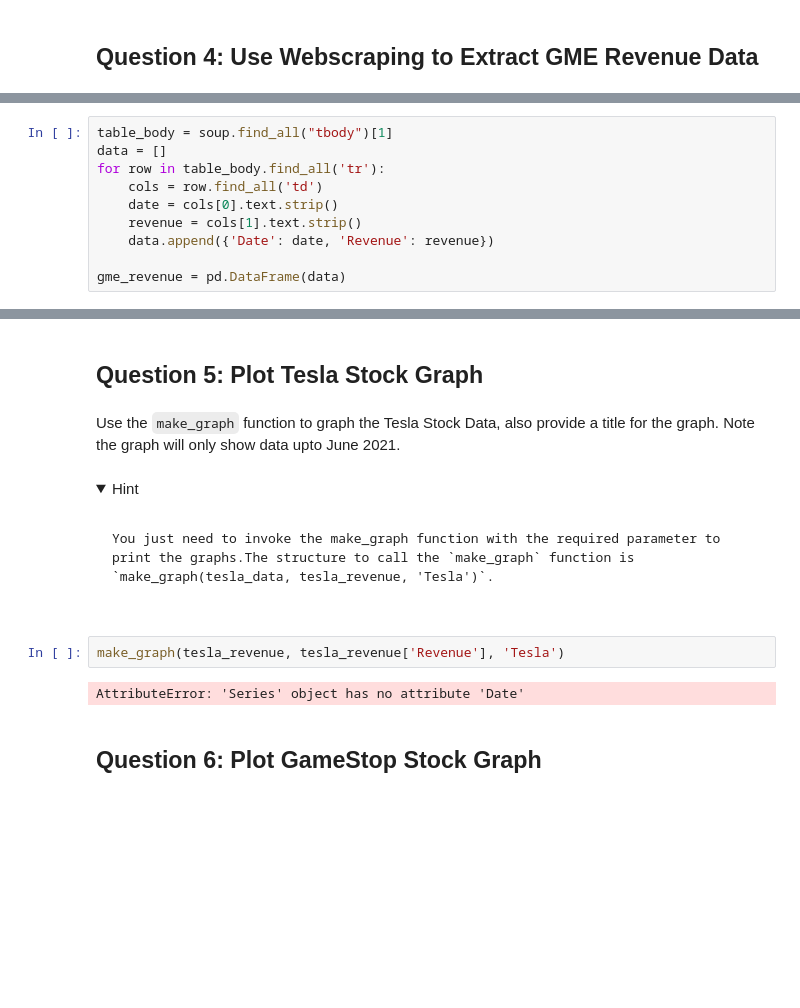
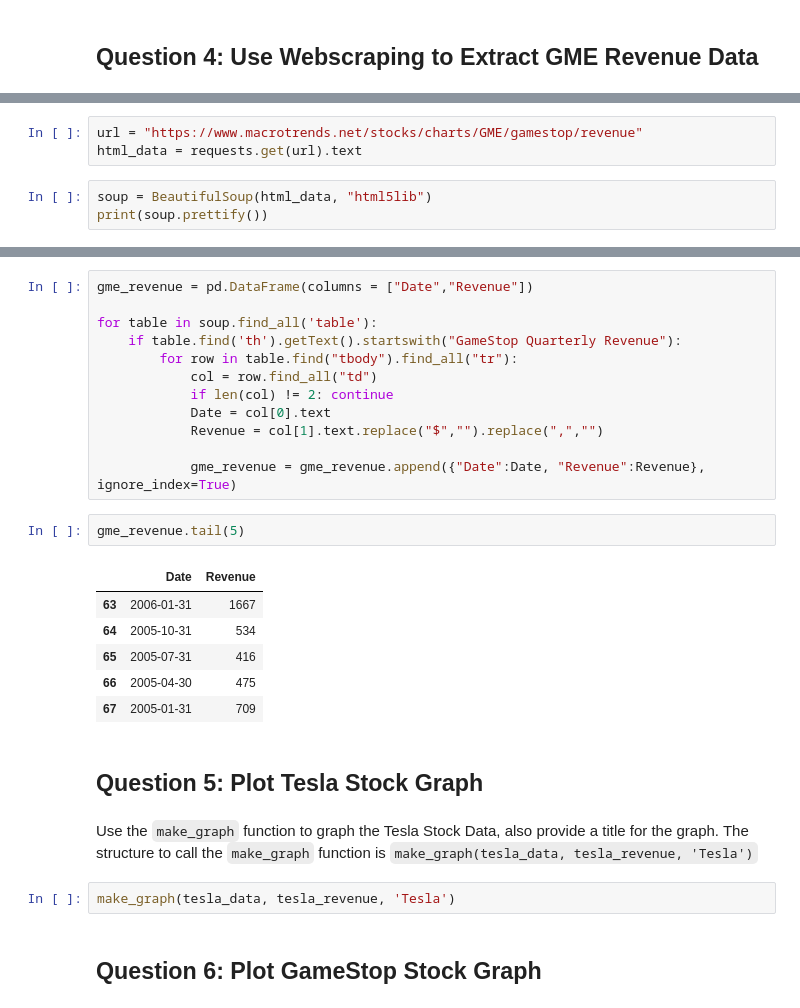
Before and after one commit to renancbatista/coursera-ibm-data-science, a Jupyter notebook: Projects/Final Assignment.ipynb, the cells around one changed output, grey strips where cells are left out. Saved outputs shown, nothing was run; the diff lists cells and outputs as text; folded sections open; blank space fills up the shorter version.

````diff
--- a/Projects/Final Assignment.ipynb
+++ b/Projects/Final Assignment.ipynb
@@ -253,10 +156,0 @@ If you want to use the read_html function the table is located at index 1
-# %%
-table_body = soup.find_all("tbody")[1]
-data = []
-for row in table_body.find_all('tr'):
-    cols = row.find_all('td')
-    date = cols[0].text.strip()
-    revenue = cols[1].text.strip()
-    data.append({'Date': date, 'Revenue': revenue})
-
-gme_revenue = pd.DataFrame(data)
@@ -273,0 +157,6 @@ print(gme_revenue.tail())
+# %%
+url = "https://www.macrotrends.net/stocks/charts/GME/gamestop/revenue"
+html_data = requests.get(url).text
+# %%
+soup = BeautifulSoup(html_data, "html5lib")
+print(soup.prettify())
@@ -274,21 +181,30 @@ print(gme_revenue.tail())
+# %%
+gme_revenue = pd.DataFrame(columns = ["Date","Revenue"])
+
+for table in soup.find_all('table'):
+    if table.find('th').getText().startswith("GameStop Quarterly Revenue"):
+        for row in table.find("tbody").find_all("tr"):
+            col = row.find_all("td")
+            if len(col) != 2: continue
+            Date = col[0].text
+            Revenue = col[1].text.replace("$","").replace(",","")
+
+            gme_revenue = gme_revenue.append({"Date":Date, "Revenue":Revenue}, ignore_index=True)
+# %%
+gme_revenue.tail(5)
+# %% [output]
+|  | Date | Revenue |
+| 63 | 2006-01-31 | 1667 |
+| 64 | 2005-10-31 | 534 |
+| 65 | 2005-07-31 | 416 |
+| 66 | 2005-04-30 | 475 |
+| 67 | 2005-01-31 | 709 |
 # %% [markdown]
 ## Question 5: Plot Tesla Stock Graph
 # %% [markdown]
-Use the `make_graph` function to graph the Tesla Stock Data, also provide a title for the graph. Note the graph will only show data upto June 2021.
+Use the `make_graph` function to graph the Tesla Stock Data, also provide a title for the graph. The structure to call the `make_graph` function is `make_graph(tesla_data, tesla_revenue, 'Tesla')`
-# %% [markdown]
-<details><summary>Hint</summary>
-
-```
-
-You just need to invoke the make_graph function with the required parameter to print the graphs.The structure to call the `make_graph` function is `make_graph(tesla_data, tesla_revenue, 'Tesla')`.
-
-```
-
-</details>
 # %%
-make_graph(tesla_revenue, tesla_revenue['Revenue'], 'Tesla')
+make_graph(tesla_data, tesla_revenue, 'Tesla')
-# %% [output]
-AttributeError: 'Series' object has no attribute 'Date'
 # %% [markdown]
 ## Question 6: Plot GameStop Stock Graph
 # %% [markdown]
````
Also changed, not shown: parts of 53 cells of this notebook.
